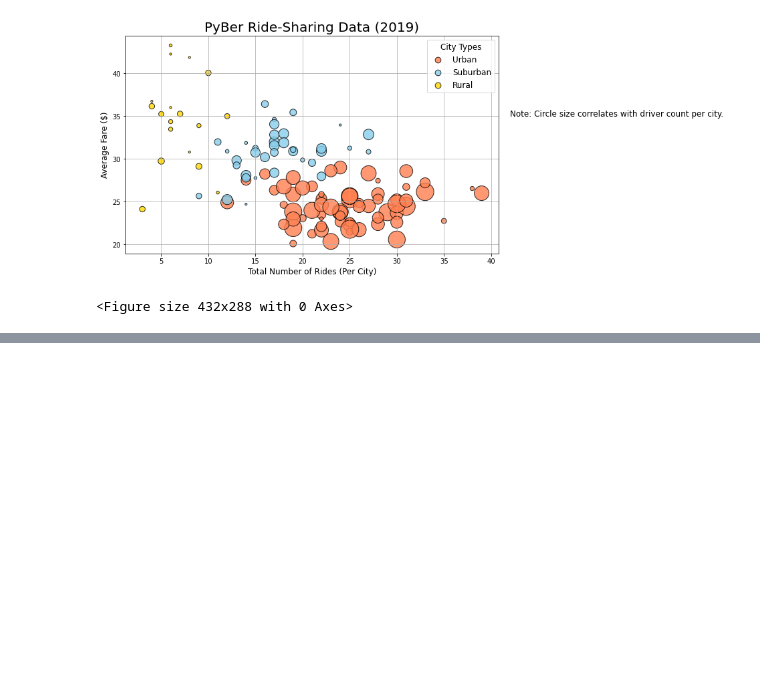
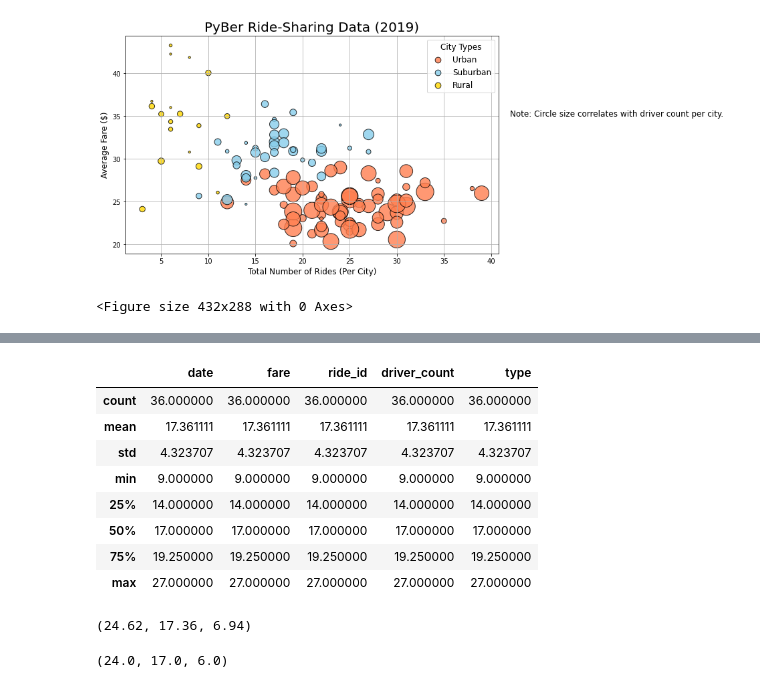
Before and after one commit to HoussamGhandour/PyBer_Analysis, a Jupyter notebook: PyBer.ipynb, the cells around one changed output, grey strips where cells are left out. Cells and saved outputs as stored; diff of their text form; code cells hidden in the pictures; blank space fills up the shorter version.

```diff
--- a/PyBer.ipynb
+++ b/PyBer.ipynb
@@ -167,0 +186,24 @@ plt.savefig("Fig1.png")
+# %%
+#Statistics to calculate the min and max number of rides for rural and suburban cities
+rural_cities_df.groupby(["city"]).count().describe()
+suburban_cities_df.groupby(["city"]).count().describe()
+# %% [output]
+|  | date | fare | ride_id | driver_count | type |
+| count | 36.000000 | 36.000000 | 36.000000 | 36.000000 | 36.000000 |
+| mean | 17.361111 | 17.361111 | 17.361111 | 17.361111 | 17.361111 |
+| std | 4.323707 | 4.323707 | 4.323707 | 4.323707 | 4.323707 |
+| min | 9.000000 | 9.000000 | 9.000000 | 9.000000 | 9.000000 |
+| 25% | 14.000000 | 14.000000 | 14.000000 | 14.000000 | 14.000000 |
+| 50% | 17.000000 | 17.000000 | 17.000000 | 17.000000 | 17.000000 |
+| 75% | 19.250000 | 19.250000 | 19.250000 | 19.250000 | 19.250000 |
+| max | 27.000000 | 27.000000 | 27.000000 | 27.000000 | 27.000000 |
+# %%
+#Calculate mean of the number of rides for each city type
+round(urban_ride_count.mean(),2),round(suburban_ride_count.mean(),2),round(rural_ride_count.mean(),2)
+# %% [output]
+(24.62, 17.36, 6.94)
+# %%
+#Calculate median of the number of rides for each city type
+round(urban_ride_count.median(),2),round(suburban_ride_count.median(),2),round(rural_ride_count.median(),2)
+# %% [output]
+(24.0, 17.0, 6.0)
```
Also changed, not shown: parts of 14 cells of this notebook.
